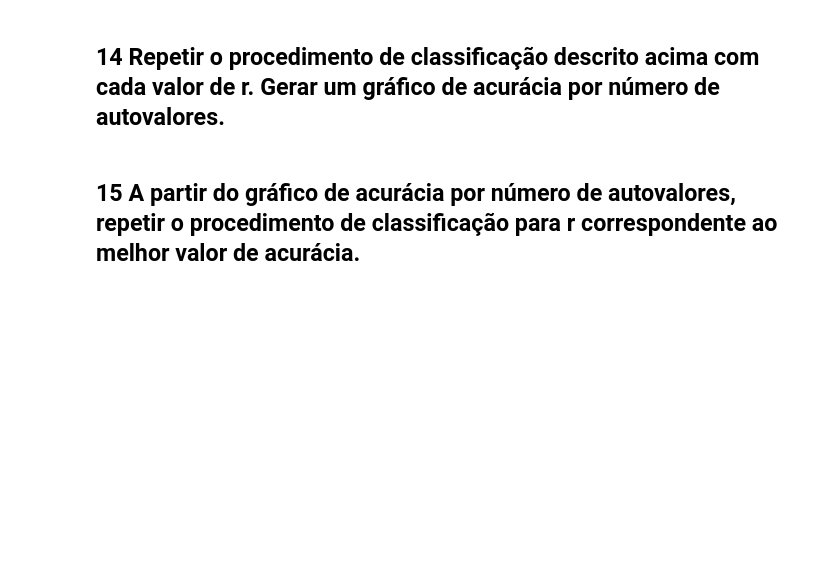
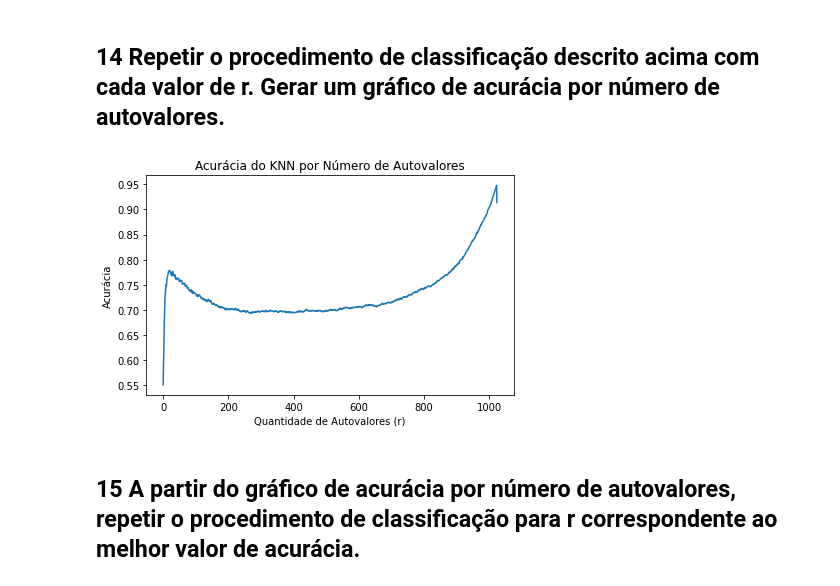
Before and after one commit to diascarolina/fundamentos-analise-dados, a Jupyter notebook: trabalho02_classificacao/t02_SVD_prediction.ipynb, the cells around one changed output. Drawn from its saved outputs; the diff is of its cells as text; code cells hidden in the pictures; blank space fills up the shorter version.

```diff
--- a/trabalho02_classificacao/t02_SVD_prediction.ipynb
+++ b/trabalho02_classificacao/t02_SVD_prediction.ipynb
@@ -192,20 +195,22 @@ accuracy_score(y_test, y_pred)
 # %%
 # lendo a lista
 
-accuracy_file = []
+accuracy_list = []
 
-with open('accuracy.txt', 'r') as fp:
+with open('accuracy_list.txt', 'r') as fp:
     for line in fp:
         x = line[:-1]
-        accuracy_file.append(x)
+        accuracy_list.append(x)
 
-acc = [float(i) for i in accuracy_file]
+acuracia = [float(i) for i in accuracy_list]
 # %%
-plt.plot(acc)
+plt.plot(acuracia)
 plt.ylabel('Acurácia')
 plt.xlabel('Quantidade de Autovalores (r)')
 plt.title('Acurácia do KNN por Número de Autovalores')
 plt.tight_layout()
 plt.show()
+# %% [output]
+[figure, added]
 # %% [markdown]
 ## 15 A partir do gráfico de acurácia por número de autovalores, repetir o procedimento de classificação para r correspondente ao melhor valor de acurácia.
```
Also changed, not shown: parts of 52 cells of this notebook.
